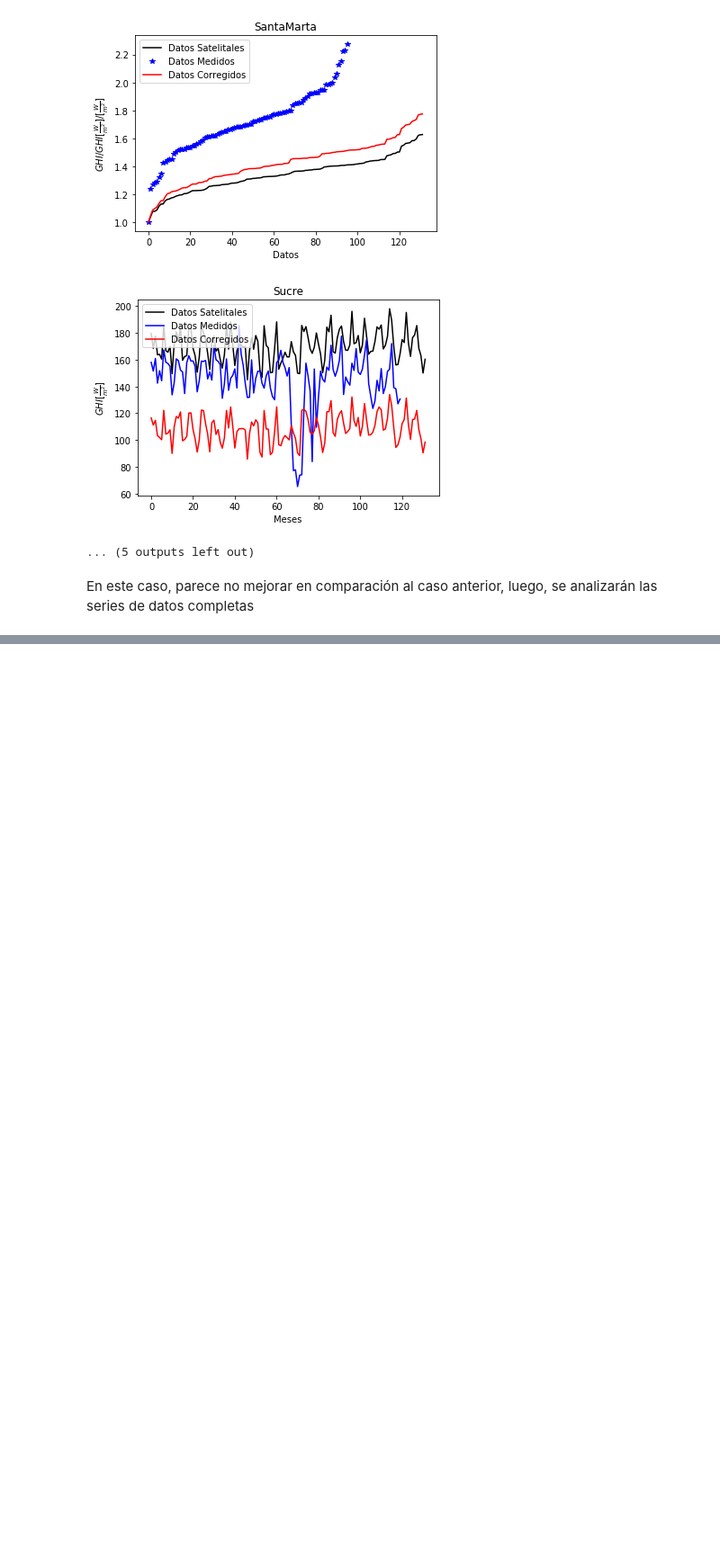
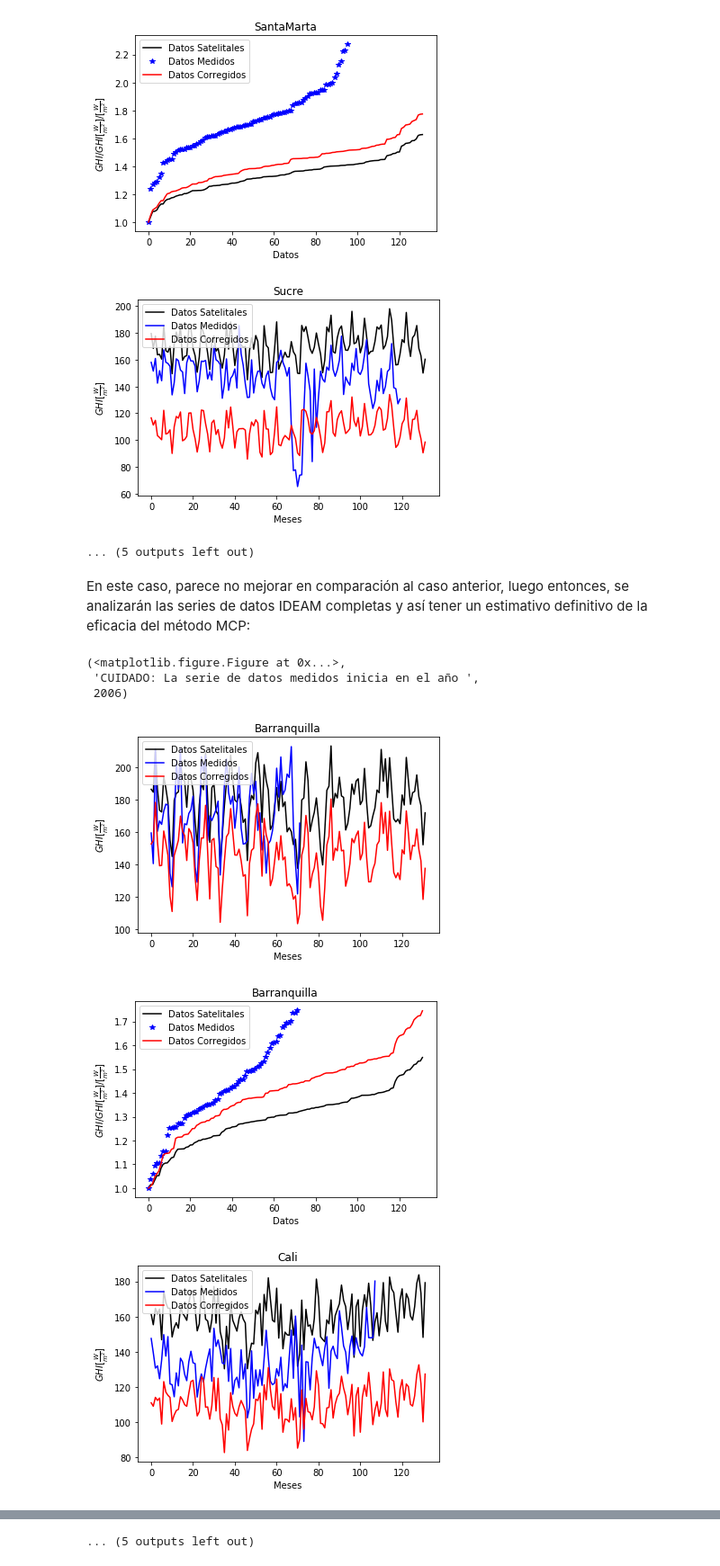
Before and after one commit to JuanVillegasSantos/Herramientas-Computacionales-IMEC3602, a Jupyter notebook: 02_taller01/solucionTaller.ipynb, the cells around one changed output, grey strips where cells are left out. Shown at 90% size. Saved outputs shown, nothing was run; the diff lists cells and outputs as text; code cells hidden in the pictures; blank space fills up the shorter version.

```diff
--- a/02_taller01/solucionTaller.ipynb
+++ b/02_taller01/solucionTaller.ipynb
@@ -432,4 +437,20 @@ plotPorCiudad(2012,1,2015,12,'Valledupar')
 [figure]
 ... (5 outputs left out)
 # %% [markdown]
-En este caso, parece no mejorar en comparación al caso anterior, luego, se analizarán las series de datos completas
+En este caso, parece no mejorar en comparación al caso anterior, luego entonces, se analizarán las series de datos IDEAM completas y así tener un estimativo definitivo de la eficacia del método MCP:
+# %%
+plotPorCiudad(2005,1,2015,12,'Barranquilla')
+plotPorCiudad(2005,1,2015,12,'Cali')
+plotPorCiudad(2005,1,2015,12,'Carmendebolivar')
+plotPorCiudad(2005,1,2015,12,'Medellin')
+plotPorCiudad(2005,1,2015,12,'SantaMarta')
+plotPorCiudad(2005,1,2015,12,'Sucre')
+plotPorCiudad(2005,1,2015,12,'Uribia')
+plotPorCiudad(2005,1,2015,12,'Valledupar')
+# %% [output]
+(<matplotlib.figure.Figure at 0x...>,
+ 'CUIDADO: La serie de datos medidos inicia en el año ',
+ 2006)
+[figure, added]
+[figure, added]
+[figure, added]
@@ -435,0 +465 @@ En este caso, parece no mejorar en comparación al caso anterior, luego, se anal
+... (5 outputs left out)
```
Also changed, not shown: parts of 23 cells of this notebook.
